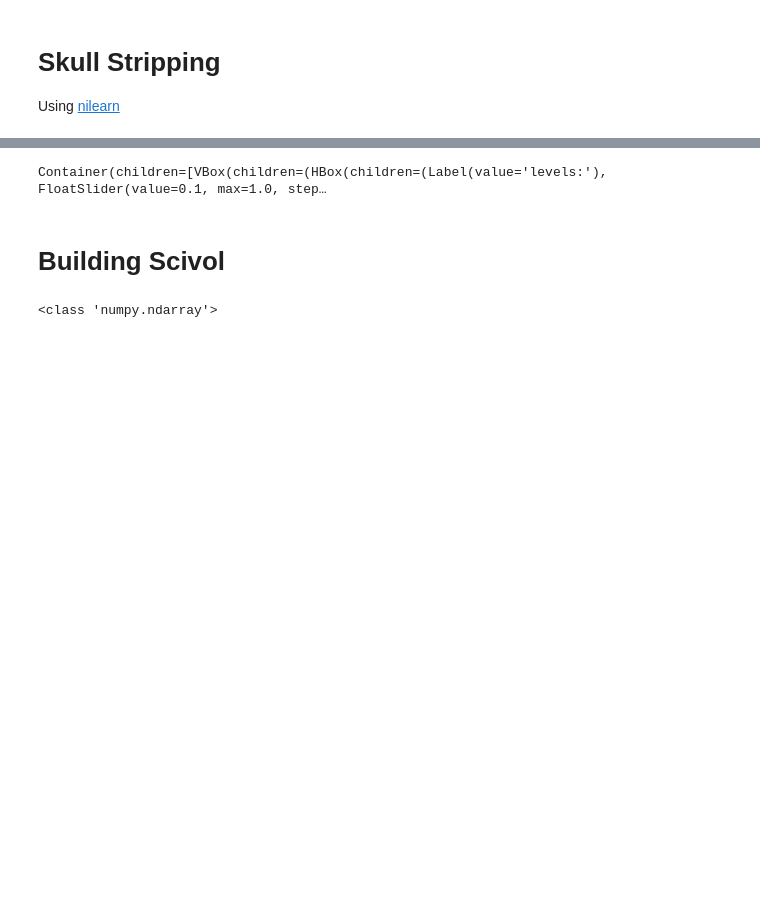
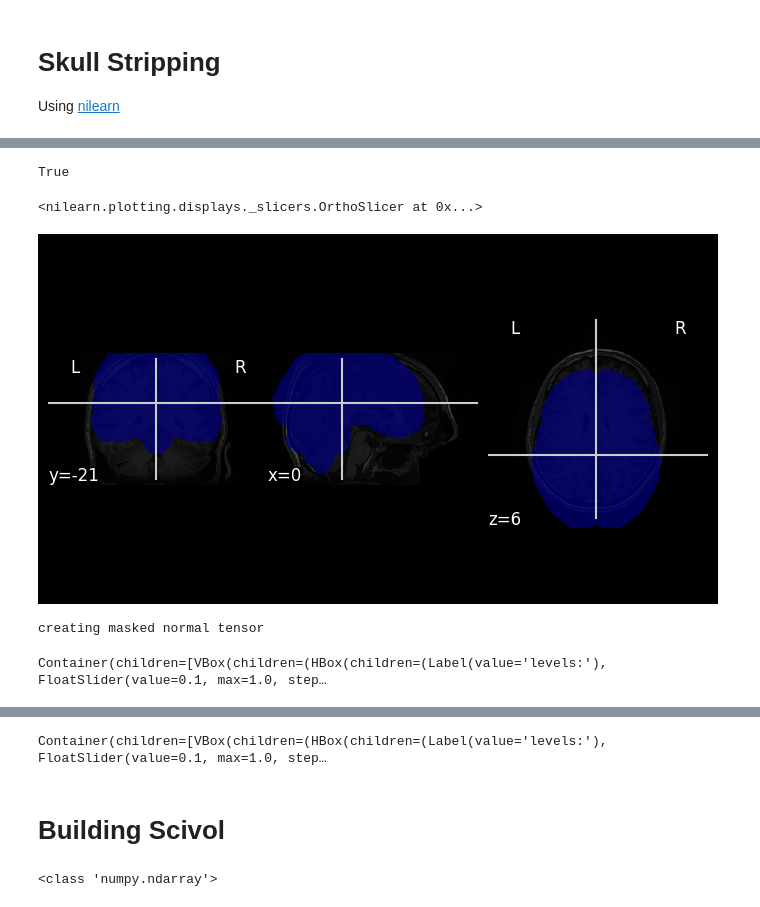
Before and after one commit to joachimbbp/neurovolume, a Jupyter notebook: src/neurovolume/mri_to_scivol.ipynb, the cells around one changed output, grey strips where cells are left out. Drawn from its saved outputs; the diff is of its cells as text; code cells hidden in the pictures; blank space fills up the shorter version.

Commit message:
mask alignment issue

```diff
--- a/src/neurovolume/mri_to_scivol.ipynb
+++ b/src/neurovolume/mri_to_scivol.ipynb
@@ -12,7 +12,7 @@ from nilearn import masking
 # %%
 proj_root = parent_directory()
 print(proj_root)
-mri_input_filepath = os.path.join(proj_root, "media/sub-01/anat/sub-01_T2w.nii.gz")
+mri_input_filepath = os.path.join(proj_root, "media/sub-01/anat/sub-01_T1w.nii.gz")
 output_folder = os.path.join(proj_root, "output/")
 mask_seq_path = "/Users/joachimpfefferkorn/repos/neurovolume/output/slice_images_mask"
 # %% [output]
@@ -31,0 +49,3 @@ Container(children=[VBox(children=(HBox(children=(Label(value='levels:'), FloatS
+# %%
+#full_anat = create_volume(normalize_array(anat_img.get_fdata()))
+brain_mask = nilearn.masking.compute_brain_mask(anat_img, threshold=0.2, mask_type="whole-brain")
@@ -31,0 +72,16 @@ Container(children=[VBox(children=(HBox(children=(Label(value='levels:'), FloatS
+# %%
+print(np.allclose(brain_mask.affine, anat_img.affine))
+# %% [output]
+True
+# %%
+from nilearn.plotting import plot_roi
+plot_roi(brain_mask, anat_img)
+# %% [output]
+<nilearn.plotting.displays._slicers.OrthoSlicer at 0x...>
+[figure, added]
+# %%
+brain_anat = create_masked_normalized_tensor(full_anat, brain_mask.get_fdata())
+ipv.quickvolshow(brain_anat)
+# %% [output]
+creating masked normal tensor
+Container(children=[VBox(children=(HBox(children=(Label(value='levels:'), FloatSlider(value=0.1, max=1.0, step…
```
Also changed, not shown: parts of 12 cells of this notebook, 3 other files.
